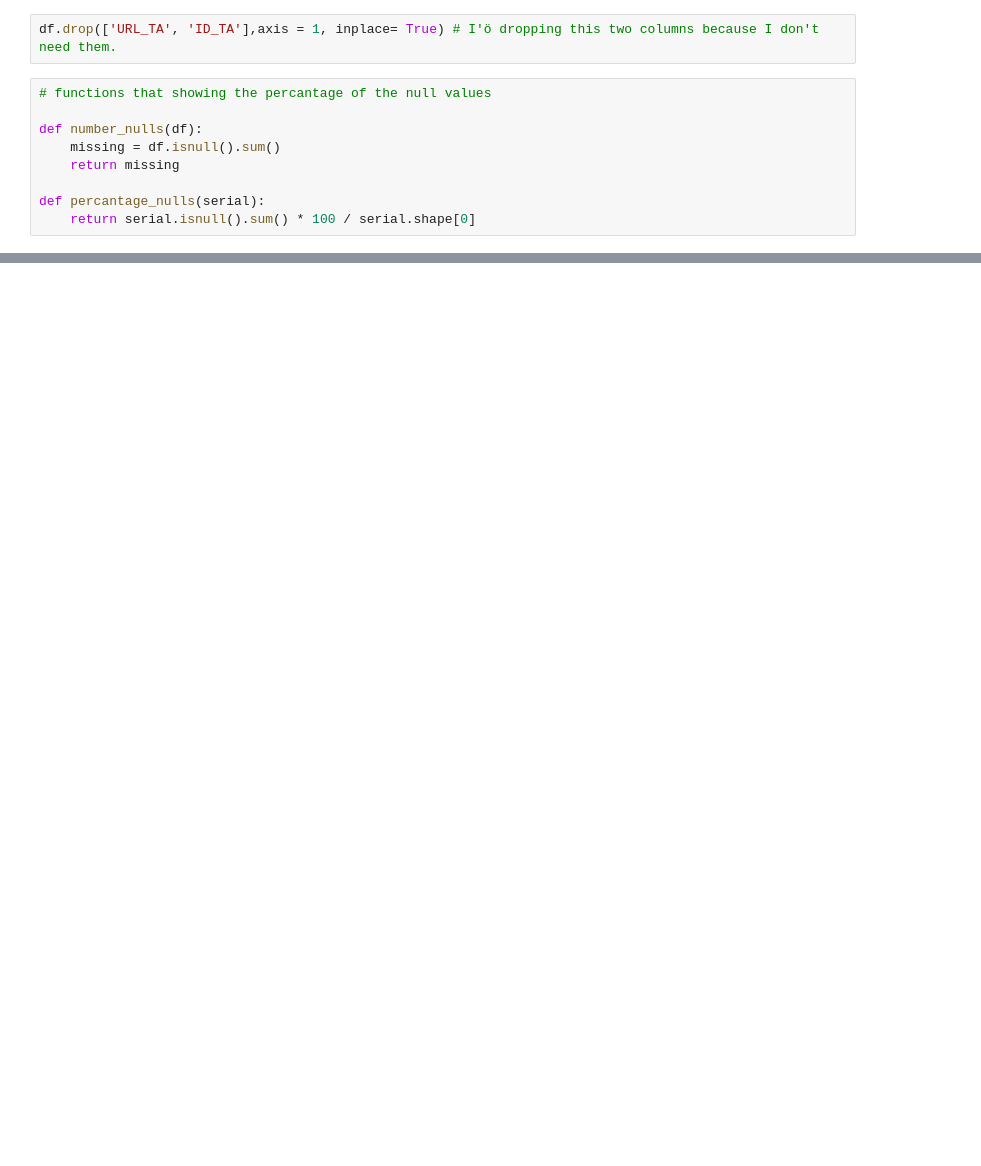
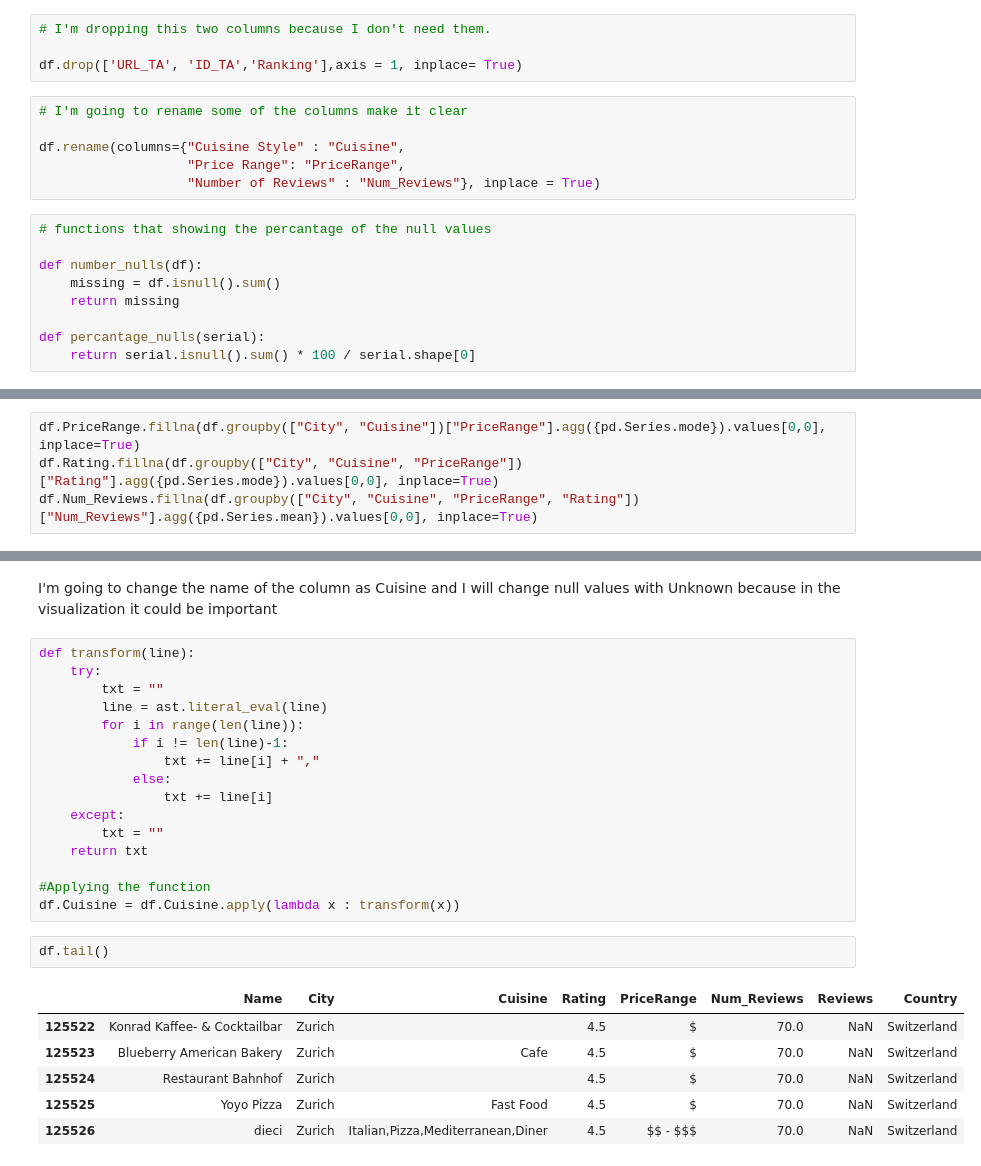
Before and after one commit to anilembel/TripAdvisor_Restaurants_31Cities, a Jupyter notebook: EDA_TripAdvisor.ipynb, the cells around one changed output, grey strips where cells are left out. Cells and saved outputs as stored; diff of their text form; blank space fills up the shorter version.

```diff
--- a/EDA_TripAdvisor.ipynb
+++ b/EDA_TripAdvisor.ipynb
@@ -77,5 +78,13 @@ df.head(7)
 # %%
-df.drop(['URL_TA', 'ID_TA'],axis = 1, inplace= True) # I'ö dropping this two columns because I don't need them.
+# I'm dropping this two columns because I don't need them.
+
+df.drop(['URL_TA', 'ID_TA','Ranking'],axis = 1, inplace= True)
+# %%
+# I'm going to rename some of the columns make it clear
+
+df.rename(columns={"Cuisine Style" : "Cuisine",
+                   "Price Range": "PriceRange",
+                   "Number of Reviews" : "Num_Reviews"}, inplace = True)
 # %%
 # functions that showing the percantage of the null values
 
@@ -131,0 +144,4 @@ memory usage: 7.7+ MB
+# %%
+df.PriceRange.fillna(df.groupby(["City", "Cuisine"])["PriceRange"].agg({pd.Series.mode}).values[0,0], inplace=True)
+df.Rating.fillna(df.groupby(["City", "Cuisine", "PriceRange"])["Rating"].agg({pd.Series.mode}).values[0,0], inplace=True)
+df.Num_Reviews.fillna(df.groupby(["City", "Cuisine", "PriceRange", "Rating"])["Num_Reviews"].agg({pd.Series.mean}).values[0,0], inplace=True)
@@ -131,0 +250,27 @@ memory usage: 7.7+ MB
+# %% [markdown]
+ I'm going to change the name of the column as Cuisine and I will change null values with Unknown because in the visualization it could be important
+# %%
+def transform(line):
+    try:
+        txt = ""
+        line = ast.literal_eval(line)
+        for i in range(len(line)):
+            if i != len(line)-1:
+                txt += line[i] + ","
+            else:
+                txt += line[i]
+    except:
+        txt = ""
+    return txt
+
+#Applying the function
+df.Cuisine = df.Cuisine.apply(lambda x : transform(x))
+# %%
+df.tail()
+# %% [output]
+|  | Name | City | Cuisine | Rating | PriceRange | Num_Reviews | Reviews | Country |
+| 125522 | Konrad Kaffee- & Cocktailbar | Zurich |  | 4.5 | $ | 70.0 | NaN | Switzerland |
+| 125523 | Blueberry American Bakery | Zurich | Cafe | 4.5 | $ | 70.0 | NaN | Switzerland |
+| 125524 | Restaurant Bahnhof | Zurich |  | 4.5 | $ | 70.0 | NaN | Switzerland |
+| 125525 | Yoyo Pizza | Zurich | Fast Food | 4.5 | $ | 70.0 | NaN | Switzerland |
+| 125526 | dieci | Zurich | Italian,Pizza,Mediterranean,Diner | 4.5 | $$ - $$$ | 70.0 | NaN | Switzerland |
```
Also changed, not shown: parts of 37 cells of this notebook.
